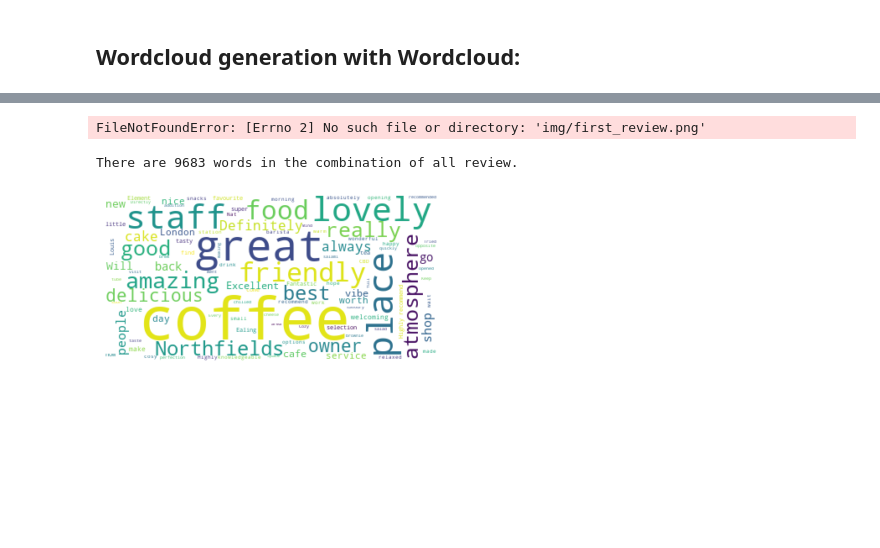
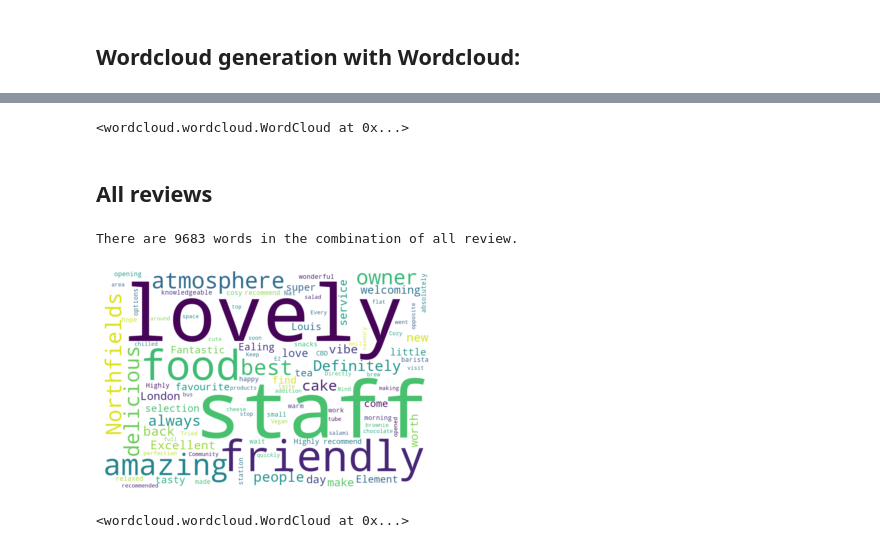
Before and after one commit to algakovic/element_coffee_review_analysis, a Jupyter notebook: transformers_sentiment_analysis.ipynb, the cells around one changed output, grey strips where cells are left out. Drawn from its saved outputs; the diff is of its cells as text; code cells hidden in the pictures; blank space fills up the shorter version.

Commit message:
take wordclouds of iterations of all reviews with stopwords of choice

```diff
--- a/transformers_sentiment_analysis.ipynb
+++ b/transformers_sentiment_analysis.ipynb
@@ -394,4 +413,4 @@ plt.show()
 # %%
-wordcloud.to_file("img/first_review.png")
+wordcloud.to_file("img/second_review.png")
 # %% [output]
-FileNotFoundError: [Errno 2] No such file or directory: 'img/first_review.png'
+<wordcloud.wordcloud.WordCloud at 0x...>
@@ -400,14 +417,19 @@ FileNotFoundError: [Errno 2] No such file or directory: 'img/first_review.png'
+# %% [markdown]
+## All reviews
 # %%
 text = " ".join(review for review in final_df.comment)
 print ("There are {} words in the combination of all review.".format(len(text)))
 # %% [output]
 There are 9683 words in the combination of all review.
 # %%
+stopwords = set(STOPWORDS)
+stopwords.update(["coffee", "want", "nice", "go", "will", "shop", "drink", "now", "cafe", "great", "place", "good", "really"])
+
 # lower max_font_size, change the maximum number of word and lighten the background:
-wordcloud = WordCloud(max_font_size= 70, max_words=100, background_color="white").generate(text)
+wordcloud = WordCloud(stopwords=stopwords, max_words=100, background_color="white",width=1080, height = 720).generate(text)
 plt.figure()
 plt.imshow(wordcloud, interpolation="bilinear")
 plt.axis("off")
 plt.show()
 # %% [output]
-[figure, old version]
+[figure, new version]
@@ -415,0 +436,4 @@ worldc
+# %%
+wordcloud.to_file("img/all_review_no_coffee.png")
+# %% [output]
+<wordcloud.wordcloud.WordCloud at 0x...>
```
Also changed, not shown: parts of 11 cells of this notebook, 6 other files.
